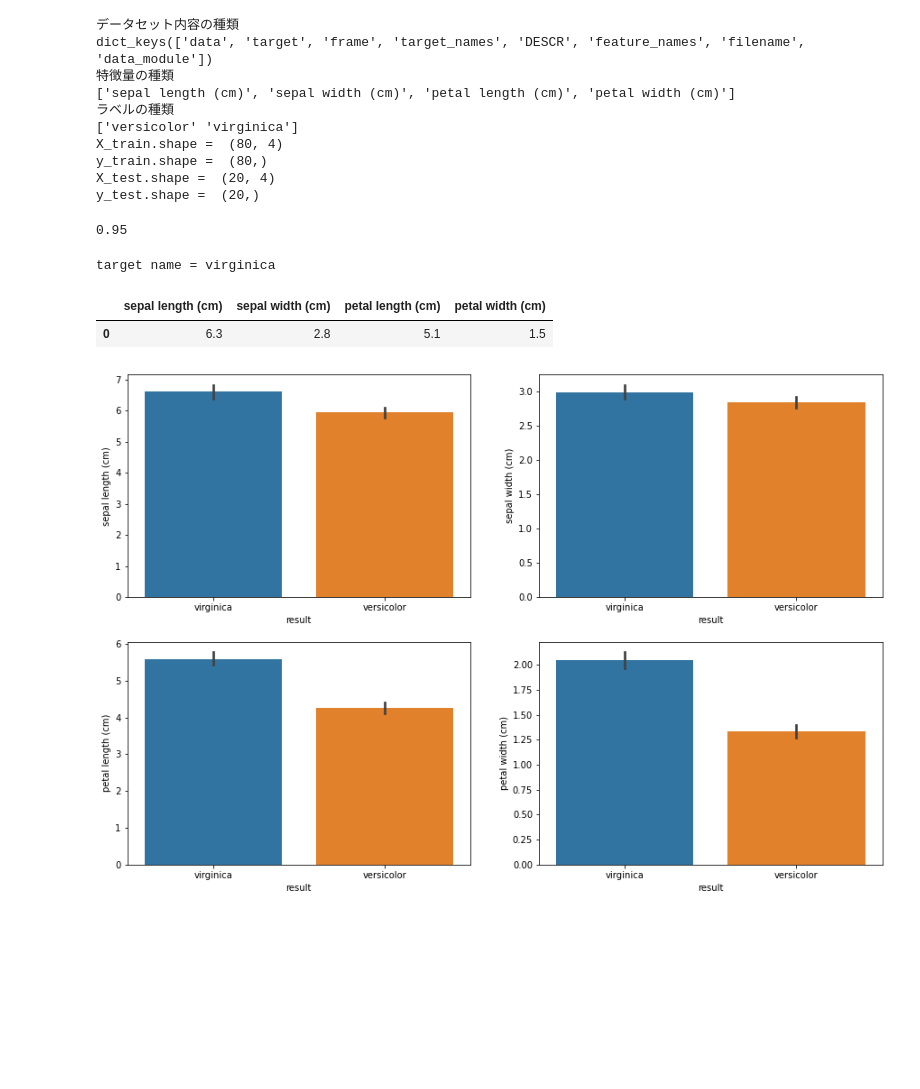
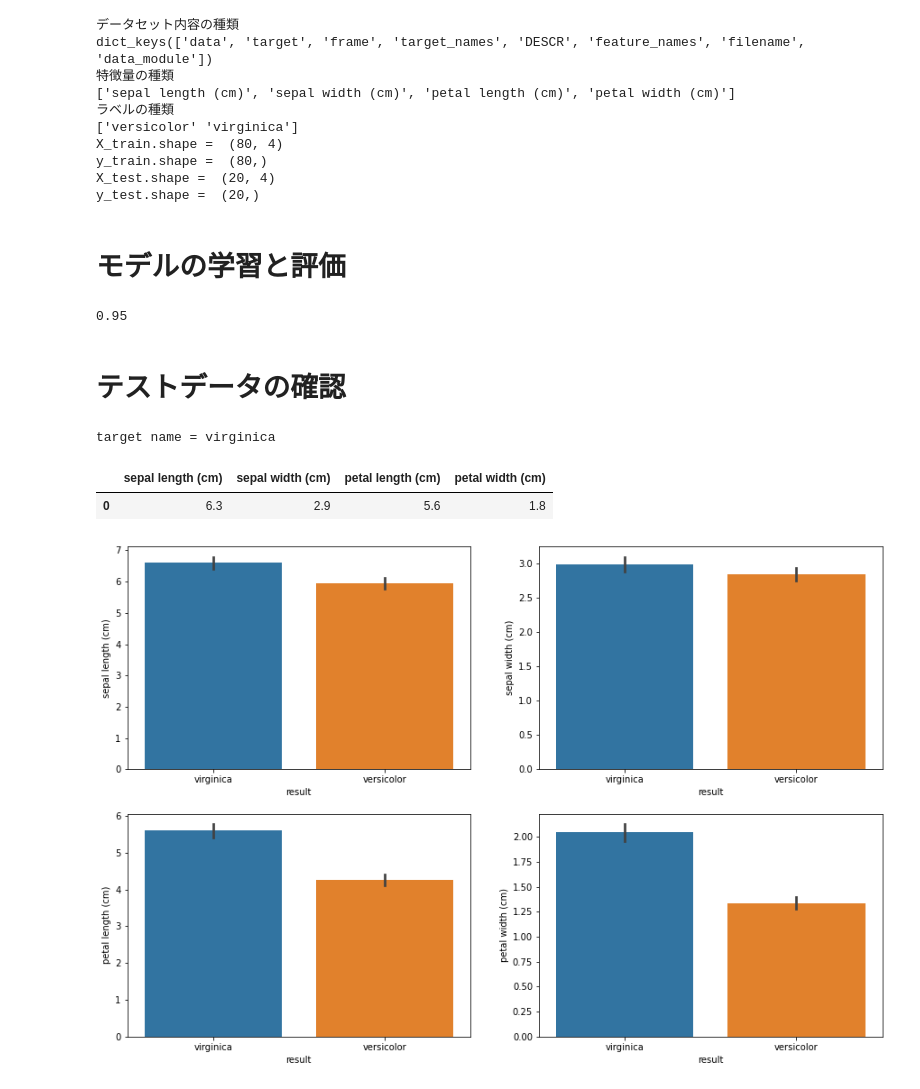
Before and after one commit to naonaorange/xai_samples, a Jupyter notebook: shap_categorize_iris.ipynb, the cells around one changed output. Drawn from its saved outputs; the diff is of its cells as text; code cells hidden in the pictures; blank space fills up the shorter version.

```diff
--- a/shap_categorize_iris.ipynb
+++ b/shap_categorize_iris.ipynb
@@ -43,6 +47,8 @@ X_train.shape =  (80, 4)
 y_train.shape =  (80,)
 X_test.shape =  (20, 4)
 y_test.shape =  (20,)
+# %% [markdown]
+# モデルの学習と評価
 # %%
 from sklearn.ensemble import RandomForestClassifier
 from sklearn.metrics import accuracy_score
@@ -53,14 +59,17 @@ model.fit(X_train, y_train)
 accuracy_score(y_test, model.predict(X_test))
 # %% [output]
 0.95
+# %% [markdown]
+# テストデータの確認
 # %%
-data_index = 0
-print('target name = ' + target_names[y_test[data_index]])
+data_index = 1
+y_index = y_test[data_index]
+print('target name = ' + target_names[y_index])
 pd.DataFrame([X_test[data_index]], columns=feature_names)
 # %% [output]
 target name = virginica
 |  | sepal length (cm) | sepal width (cm) | petal length (cm) | petal width (cm) |
-| 0 | 6.3 | 2.8 | 5.1 | 1.5 |
+| 0 | 6.3 | 2.9 | 5.6 | 1.8 |
 # %%
 X_train_dataframe = pd.DataFrame(X_train, columns=iris.feature_names)
 
```
Also changed, not shown: parts of 13 cells of this notebook.
